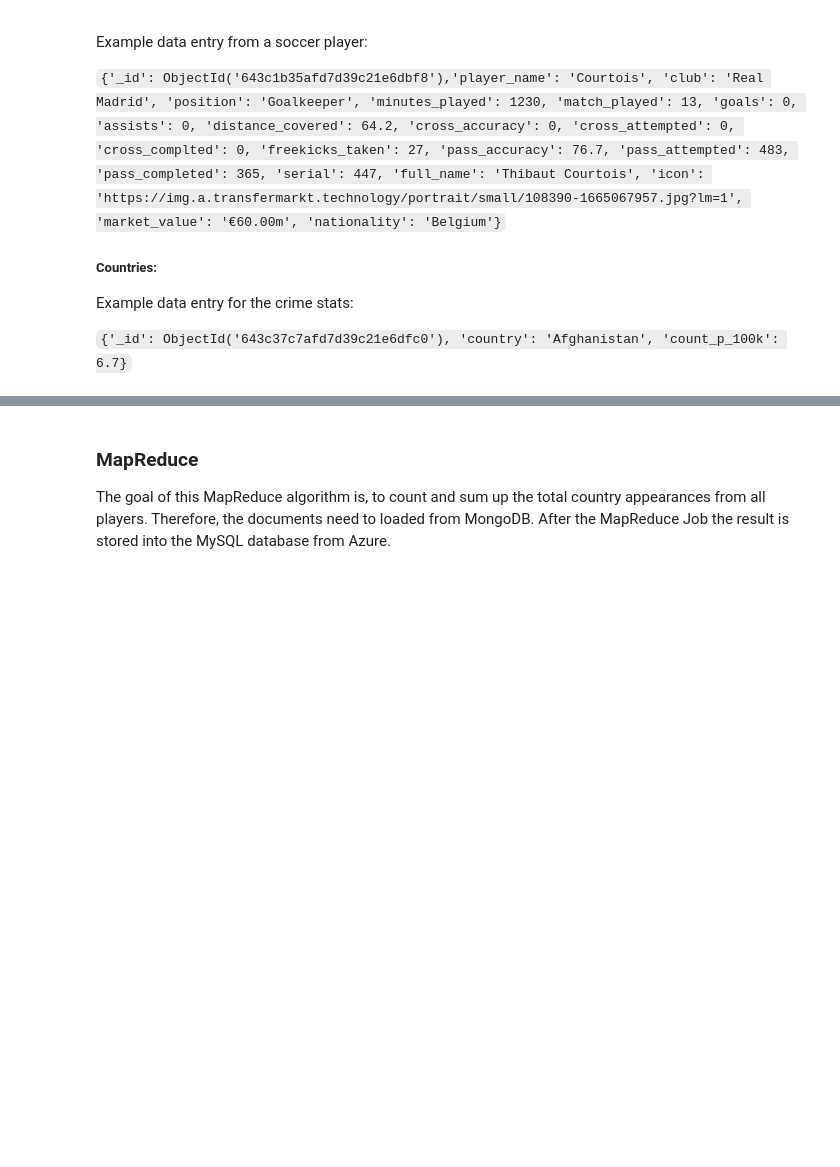
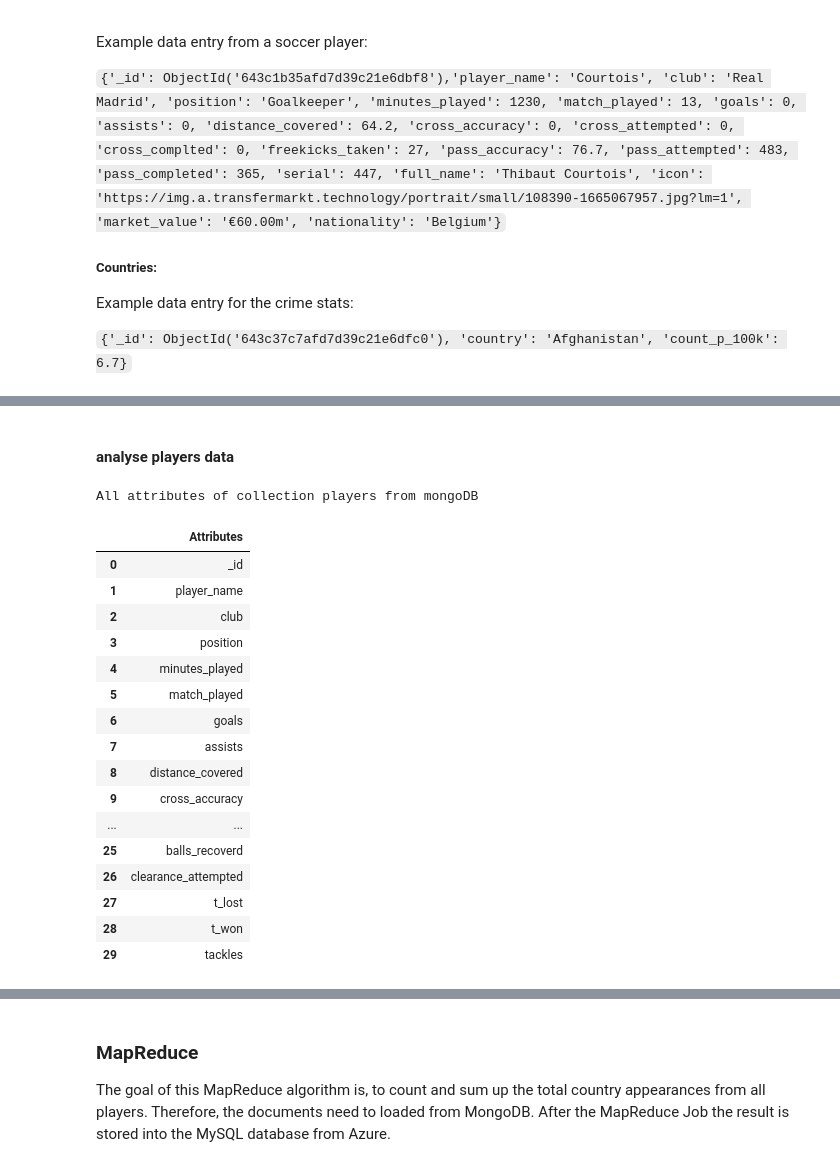
Before and after one commit to petz1209/fh_bdi_soccer_project, a Jupyter notebook: criminalSoccer.ipynb, the cells around one changed output, grey strips where cells are left out. Drawn from its saved outputs; the diff is of its cells as text; code cells hidden in the pictures; blank space fills up the shorter version.

```diff
--- a/criminalSoccer.ipynb
+++ b/criminalSoccer.ipynb
@@ -355,0 +385,27 @@ Example data entry for the crime stats:
+# %% [markdown]
+#### analyse players data
+# %%
+df = mongo_to_df(PLAYERS)
+attribute_overview = df.columns.tolist()
+player_attributes = pd.DataFrame(data=attribute_overview, columns=["Attributes"])
+print("All attributes of collection players from mongoDB")
+player_attributes
+# %% [output]
+All attributes of collection players from mongoDB
+|  | Attributes |
+| 0 | _id |
+| 1 | player_name |
+| 2 | club |
+| 3 | position |
+| 4 | minutes_played |
+| 5 | match_played |
+| 6 | goals |
+| 7 | assists |
+| 8 | distance_covered |
+| 9 | cross_accuracy |
+| ... | ... |
+| 25 | balls_recoverd |
+| 26 | clearance_attempted |
+| 27 | t_lost |
+| 28 | t_won |
+| 29 | tackles |
```
Also changed, not shown: parts of 8 cells of this notebook.
